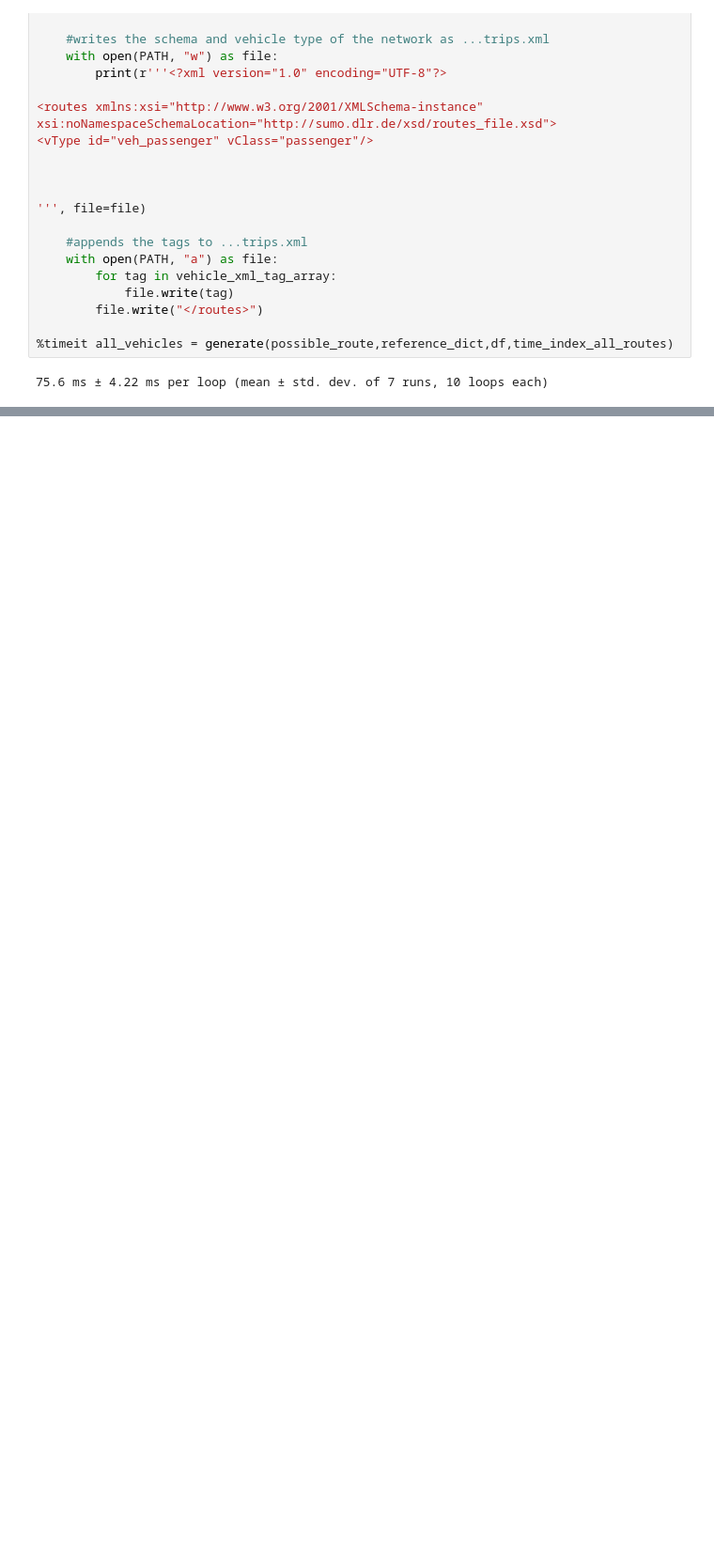
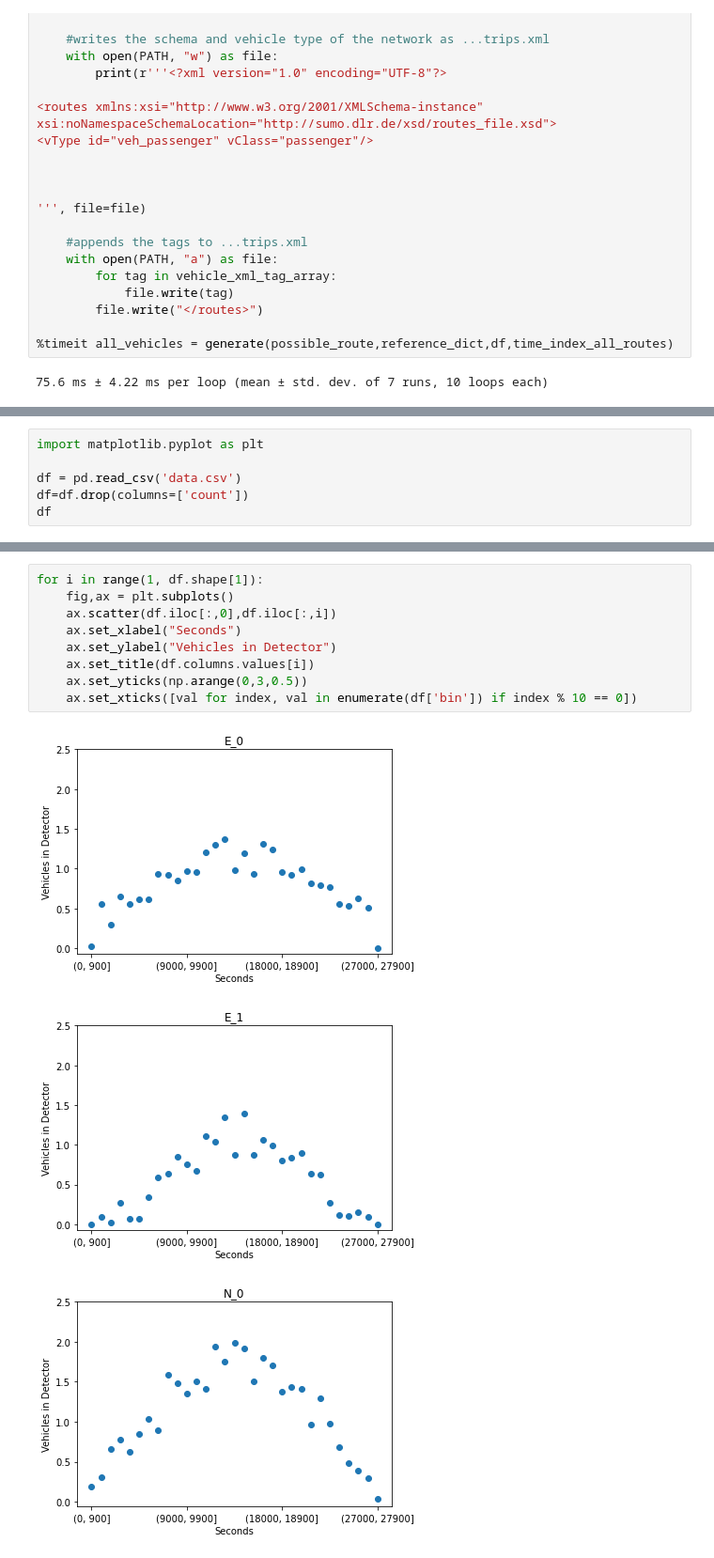
Before and after one commit to gsulay/XUTrafficSignalOptimization2122, a Jupyter notebook: Playground.ipynb, the cells around one changed output, grey strips where cells are left out. Shown at 94% size. Cells and saved outputs as stored; diff of their text form; blank space fills up the shorter version.

Commit message:
added data analysis

```diff
--- a/Playground.ipynb
+++ b/Playground.ipynb
@@ -143,0 +165,6 @@ all_
+# %%
+import matplotlib.pyplot as plt
+
+df = pd.read_csv('data.csv')
+df=df.drop(columns=['count'])
+df
@@ -143,0 +189,13 @@ all_
+# %%
+for i in range(1, df.shape[1]):
+    fig,ax = plt.subplots()
+    ax.scatter(df.iloc[:,0],df.iloc[:,i])
+    ax.set_xlabel("Seconds")
+    ax.set_ylabel("Vehicles in Detector")
+    ax.set_title(df.columns.values[i])
+    ax.set_yticks(np.arange(0,3,0.5))
+    ax.set_xticks([val for index, val in enumerate(df['bin']) if index % 10 == 0])
+# %% [output]
+[figure, added]
+[figure, added]
+[figure, added]
```
Also changed, not shown: parts of 6 cells of this notebook.
